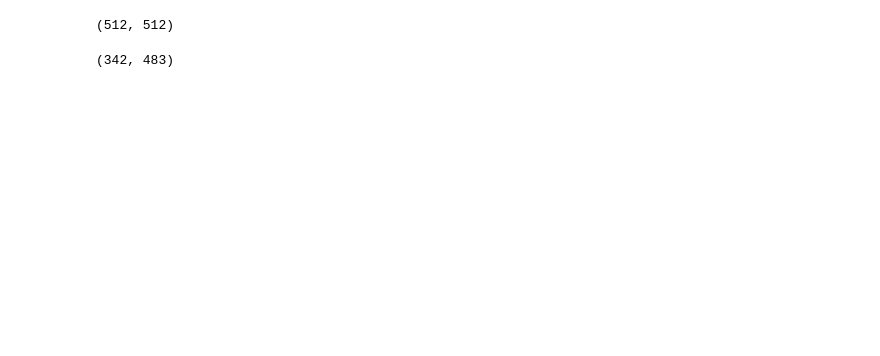
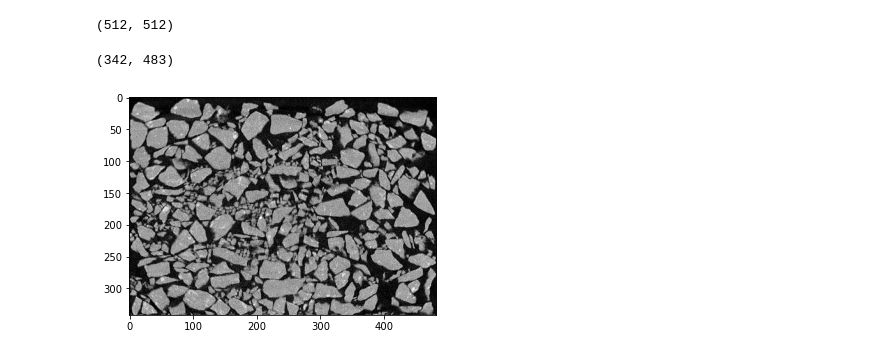
Before and after one commit to BrinthanK/particle_size_analysis, a Jupyter notebook: Main code.ipynb, the cells around one changed output. Cells and saved outputs as stored; diff of their text form; code cells hidden in the pictures; blank space fills up the shorter version.

```diff
--- a/Main code.ipynb
+++ b/Main code.ipynb
@@ -55,3 +55,8 @@ dim_crop = crop_img.shape
 dim_crop
 # %% [output]
 (342, 483)
+# %%
+plt.imshow(crop_img,cmap='gray')
+plt.show()
+# %% [output]
+[figure, added]
```
Also changed, not shown: parts of 13 cells of this notebook.
